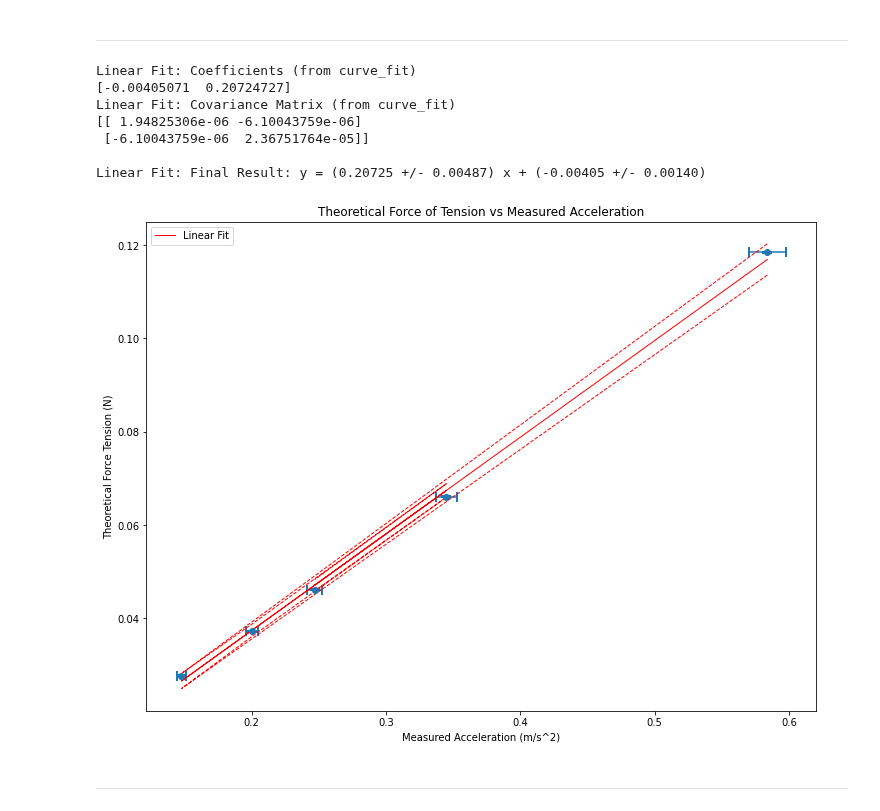
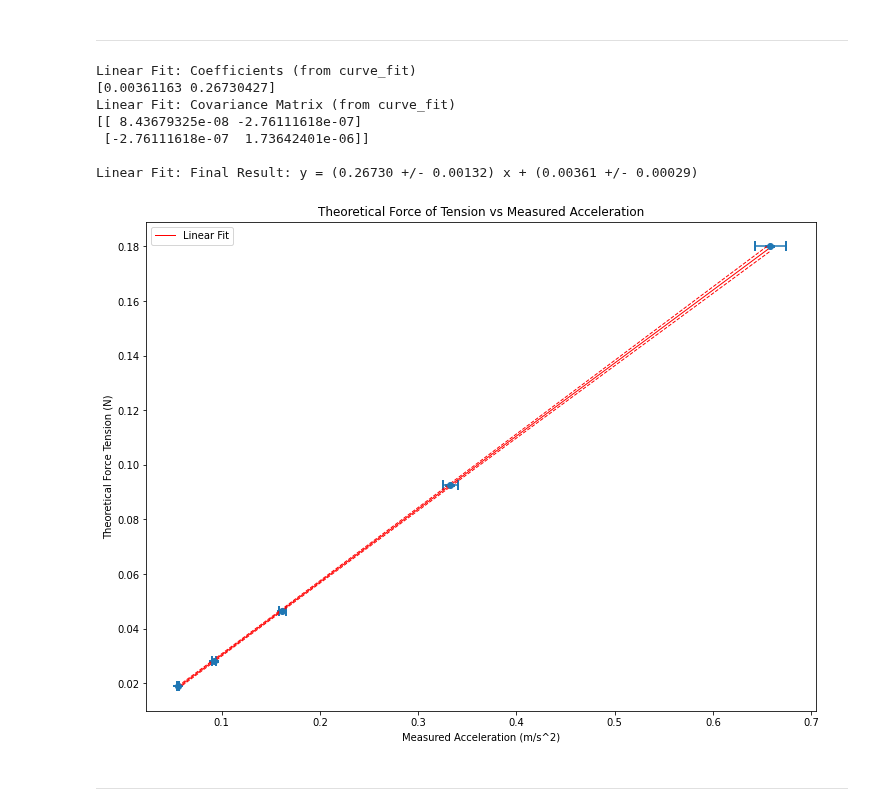
Before and after one commit to brash99/PhysicsLabs, a Jupyter notebook: PHYS201L/JupyterNotebooks/Lab4/NewData_Lab04.ipynb, the cells around one changed output. Cells and saved outputs as stored; diff of their text form; code cells hidden in the pictures.

```diff
--- a/PHYS201L/JupyterNotebooks/Lab4/NewData_Lab04.ipynb
+++ b/PHYS201L/JupyterNotebooks/Lab4/NewData_Lab04.ipynb
@@ -373,7 +363,7 @@ Linear Fit: Final Result: y = (0.19739 +/- 0.00374) x + (-0.00236 +/- 0.00081)
 # Raw Data
 # Cart Mass 2
 
-doPrintData = False # change this to False if you wish to hide the tables of calculated data and only show the plot
+doPrintData = False # change this to False if you wish to hide the tables of calculated data
 
 xaxis = np.array([])
 yaxis = np.array([])
@@ -381,13 +371,13 @@ dxaxis = np.array([])
 dyaxis = np.array([])
 
 # Mass of the cart (kg) and its uncertainty
-m2  = 0.20130
+m2  = 0.30061
 dm2 = 0.000005
 
 #2#2# HANGING MASS #1 DATA #1#1#1#1#1#1#1#1#1#1#1#1#1
 
 # Mass of hanging mass (kg) and its uncertainty
-m1  = 0.01285
+m1  = 0.00194
 dm1 = 0.000005
 
 theo_FT, dtheo_FT, a_p, da_p = massCalc(m2,dm2,m1,dm1)
@@ -395,11 +385,11 @@ yaxis = np.append(yaxis, theo_FT)
 dyaxis = np.append(dyaxis, dtheo_FT)
 df1 = pd.DataFrame()
 
-# ENTER RUN 1 DATA HERE: [Trial1, Trial2, Trial3, Trial4, Trial5]
-df1['v1 (m/s)'] = [0.32,0.31,0.32,0.32,0.32]
-df1['t1 (s)'] = [4.776,3.777,4.161,2.296,3.899]
-df1['v2 (m/s)'] = [0.86,0.87,0.86,0.86,0.86]
-df1['t2 (s)'] = [5.709,4.704,5.093,3.231,4.832]
+# RUN 1 DATA HERE:[Trial1,Trial2,Trial3,Trial4,Trial5]
+df1['v1 (m/s)'] = [0.09 ,0.07 ,0.07 ,0.08 ,0.08]
+df1['t1 (s)']   = [2.824,4.228,7.096,2.298,2.323]
+df1['v2 (m/s)'] = [0.23 ,0.23 ,0.22 ,0.23 ,0.23]
+df1['t2 (s)']   = [5.441,6.970,9.875,4.977,4.978]
 
 df1, av_am, dav_am = runCalc(df1)
 xaxis = np.append(xaxis, av_am)
@@ -409,7 +399,7 @@ if doPrintData:
     printData(1,m2,dm2,m1,dm1,a_p,da_p,theo_FT,dtheo_FT,av_am,dav_am, df1)
 
 #2#2# HANGING MASS #2 DATA #2#2#2#2#2#2#2#2#2#2#2#2#2
-m1  = 0.00287
+m1  = 0.00288
 dm1 = 0.000005
 
 theo_FT, dtheo_FT, a_p, da_p = massCalc(m2,dm2,m1,dm1)
@@ -417,10 +407,11 @@ yaxis = np.append(yaxis, theo_FT)
 dyaxis = np.append(dyaxis, dtheo_FT)
 df2 = pd.DataFrame()
 
-df2['v1 (m/s)'] = [0.16,0.16,0.16,0.16,0.16]
-df2['t1 (s)'] = [2.244,1.629,0.969,1.801,2.103]
-df2['v2 (m/s)'] = [0.43,0.43,0.43,0.44,0.44]
-df2['t2 (s)'] = [4.105,3.485,2.828,3.646,3.949]
+# RUN 2 DATA HERE:[Trial1,Trial2,Trial3,Trial4,Trial5]
+df2['v1 (m/s)'] = [0.11 ,0.10 ,0.10 ,0.09 ,0.10]
+df2['t1 (s)']   = [2.250,2.381,2.364,2.561,2.019]
+df2['v2 (m/s)'] = [0.30 ,0.29 ,0.29 ,0.29 ,0.29]
+df2['t2 (s)']   = [4.283,4.493,4.463,4.681,4.103]
 
 df2, av_am, dav_am = runCalc(df2)
 xaxis = np.append(xaxis, av_am)
@@ -430,7 +421,7 @@ if doPrintData:
     printData(2,m2,dm2,m1,dm1,a_p,da_p,theo_FT,dtheo_FT,av_am,dav_am, df2)
 
 #3#3# HANGING MASS #3 DATA #3#3#3#3#3#3#3#3#3#3#3#3#3
-m1  = 0.00387
+m1  = 0.00481
 dm1 = 0.000005
 
 theo_FT, dtheo_FT, a_p, da_p = massCalc(m2,dm2,m1,dm1)
@@ -438,10 +429,11 @@ yaxis = np.append(yaxis, theo_FT)
 dyaxis = np.append(dyaxis, dtheo_FT)
 df3 = pd.DataFrame()
 
-df3['v1 (m/s)'] = [0.19,0.18,0.18,0.2,0.21]
-df3['t1 (s)'] = [3.043,2.972,5.054,4.69,1.742]
-df3['v2 (m/s)'] = [0.5,0.51,0.5,0.51,0.52]
-df3['t2 (s)'] = [4.638,4.567,6.664,6.247,3.275]
+# RUN 3 DATA HERE:[Trial1,Trial2,Trial3,Trial4,Trial5]
+df3['v1 (m/s)'] = [0.17 ,0.15 ,0.13 ,0.13 ,0.14]
+df3['t1 (s)']   = [2.443,1.741,1.869,2.452,2.376]
+df3['v2 (m/s)'] = [0.40 ,0.40 ,0.39 ,0.39 ,0.39]
+df3['t2 (s)']   = [3.928,3.271,3.444,4.027,3.928]
 
 df3, av_am, dav_am = runCalc(df3)
 xaxis = np.append(xaxis, av_am)
@@ -451,7 +443,7 @@ if doPrintData:
     printData(3,m2,dm2,m1,dm1,a_p,da_p,theo_FT,dtheo_FT,av_am,dav_am, df3)
 
 #4#4# HANGING MASS #4 DATA #4#4#4#4#4#4#4#4#4#4#4#4#4
-m1  = 0.00697
+m1  = 0.00973
 dm1 = 0.000005
 
 theo_FT, dtheo_FT, a_p, da_p = massCalc(m2,dm2,m1,dm1)
@@ -459,10 +451,11 @@ yaxis = np.append(yaxis, theo_FT)
 dyaxis = np.append(dyaxis, dtheo_FT)
 df4 = pd.DataFrame()
 
-df4['v1 (m/s)'] = [0.24,0.24,0.24,0.24,0.24]
-df4['t1 (s)'] = [2.536,0.811,1.23,2.016,2.111]
-df4['v2 (m/s)'] = [0.66,0.66,0.66,0.66,0.66]
-df4['t2 (s)'] = [3.757,2.029,2.448,3.232,3.326]
+# RUN 4 DATA HERE:[Trial1,Trial2,Trial3,Trial4,Trial5]
+df4['v1 (m/s)'] = [0.18 ,0.22 ,0.23 ,0.20 ,0.20]
+df4['t1 (s)']   = [1.244,1.919,0.934,1.188,1.545]
+df4['v2 (m/s)'] = [0.56 ,0.57 ,0.57 ,0.56 ,0.56]
+df4['t2 (s)']   = [2.345,2.981,1.974,2.276,2.632]
 
 df4, av_am, dav_am = runCalc(df4)
 xaxis = np.append(xaxis, av_am)
@@ -472,46 +465,47 @@ if doPrintData:
     printData(4,m2,dm2,m1,dm1,a_p,da_p,theo_FT,dtheo_FT,av_am,dav_am, df4)
 
 #5#5# HANGING MASS #5 DATA #5#5#5#5#5#5#5#5#5#5#5#5#5
-m1  = 0.00482
+m1  = 0.01955
 dm1 = 0.000005
 
 theo_FT, dtheo_FT, a_p, da_p = massCalc(m2,dm2,m1,dm1)
 yaxis = np.append(yaxis, theo_FT)
 dyaxis = np.append(dyaxis, dtheo_FT)
 df5 = pd.DataFrame()
 
-df5['v1 (m/s)'] = [0.23,0.23,0.2,0.21,0.19]
-df5['t1 (s)'] = [2.983,3.545,1.434,2.657,2.199]
-df5['v2 (m/s)'] = [0.57,0.57,0.56,0.56,0.56]
-df5['t2 (s)'] = [4.388,4.94,2.874,4.092,3.65]
+# RUN 5 DATA HERE:[Trial1,Trial2,Trial3,Trial4,Trial5]
+df5['v1 (m/s)'] = [0.31 ,0.27 ,0.29 ,0.28 ,0.30]
+df5['t1 (s)']   = [0.963,1.210,1.097,1.107,1.075]
+df5['v2 (m/s)'] = [0.80 ,0.78 ,0.79 ,0.79 ,0.79]
+df5['t2 (s)']   = [1.713,1.983,1.853,1.871,1.828]
 
 df5, av_am, dav_am = runCalc(df5)
 xaxis = np.append(xaxis, av_am)
 dxaxis = np.append(dxaxis, dav_am)
 
 if doPrintData:
     printData(5,m2,dm2,m1,dm1,a_p,da_p,theo_FT,dtheo_FT,av_am,dav_am, df5)
 
 #####################################################
 
 plt.rcParams["figure.figsize"] = (12,9)
 plt.errorbar(xaxis, yaxis, xerr=dxaxis, yerr=dyaxis, fmt='o', capsize=5, capthick=2)
 plt.title("Theoretical Force of Tension vs Measured Acceleration")
 plt.xlabel("Measured Acceleration (m/s^2)")
 plt.ylabel("Theoretical Force Tension (N)")
 
 b, m, db, dm = p201.linear_fit_plot_errors(xaxis,yaxis,dyaxis,plt)
 plt.legend()
 plt.show()
 # %% [output]
 Linear Fit: Coefficients (from curve_fit)
-[-0.00405071  0.20724727]
+[0.00361163 0.26730427]
 Linear Fit: Covariance Matrix (from curve_fit)
-[[ 1.94825306e-06 -6.10043759e-06]
- [-6.10043759e-06  2.36751764e-05]]
+[[ 8.43679325e-08 -2.76111618e-07]
+ [-2.76111618e-07  1.73642401e-06]]
 
-Linear Fit: Final Result: y = (0.20725 +/- 0.00487) x + (-0.00405 +/- 0.00140)
+Linear Fit: Final Result: y = (0.26730 +/- 0.00132) x + (0.00361 +/- 0.00029)
-[figure, old version]
+[figure, new version]
 # %% [markdown]
 ***
 # %%
```
Also changed, not shown: parts of 2 cells of this notebook.
